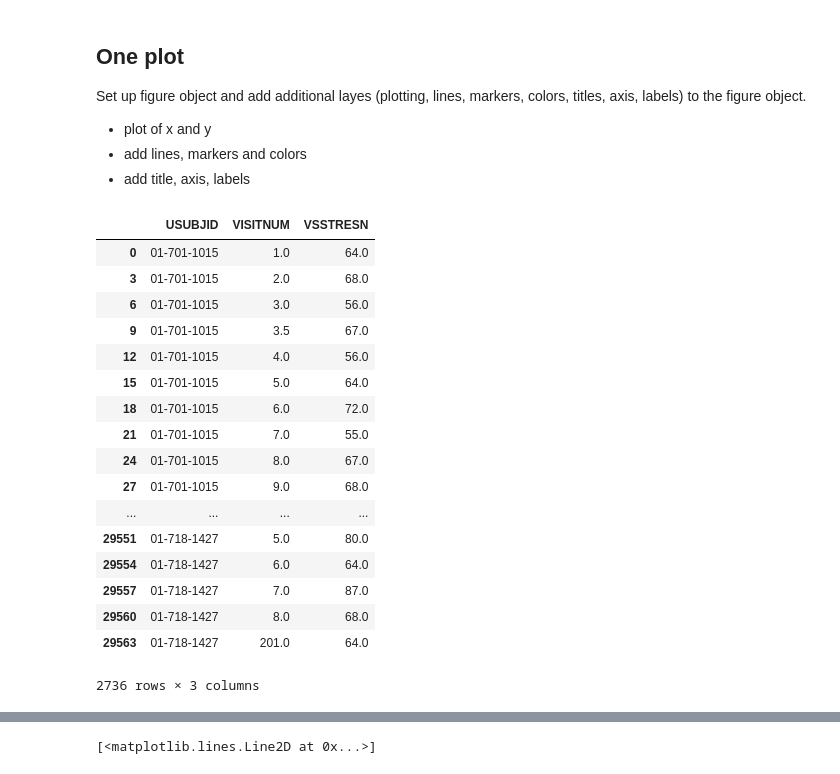
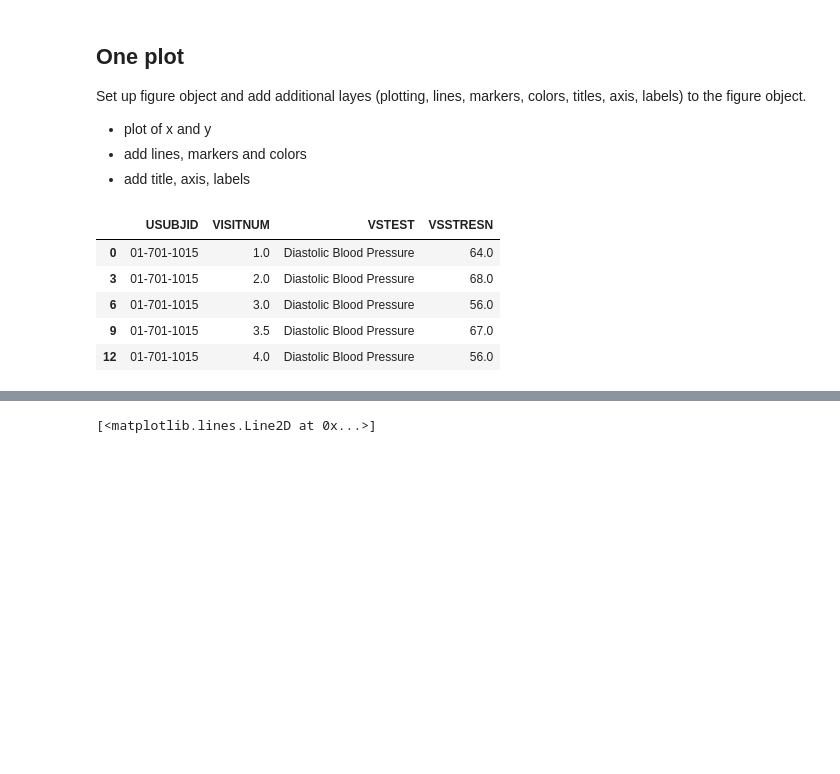
Before and after one commit to kevinlee1004/Python-Training-Course, a Jupyter notebook: Part 6 - Data Visualization.ipynb, the cells around one changed output, grey strips where cells are left out. Cells and saved outputs as stored; diff of their text form; code cells hidden in the pictures; blank space fills up the shorter version.

```diff
--- a/Part 6 - Data Visualization.ipynb
+++ b/Part 6 - Data Visualization.ipynb
@@ -30,26 +30,14 @@ with open('./data/raw/vs.xpt', 'rb') as f:
     df_vs = pd.DataFrame(_xport_vs)
 # %%
 df_vs2 = df_vs[df_vs['VSTESTCD']=='DIABP'][df_vs['VSPOS']=='SUPINE']
-df_vs2[['USUBJID','VISITNUM','VSSTRESN']]
+df_vs2[['USUBJID','VISITNUM','VSTEST','VSSTRESN']].head()
 # %% [output]
-|  | USUBJID | VISITNUM | VSSTRESN |
-| 0 | 01-701-1015 | 1.0 | 64.0 |
-| 3 | 01-701-1015 | 2.0 | 68.0 |
-| 6 | 01-701-1015 | 3.0 | 56.0 |
-| 9 | 01-701-1015 | 3.5 | 67.0 |
-| 12 | 01-701-1015 | 4.0 | 56.0 |
-| 15 | 01-701-1015 | 5.0 | 64.0 |
-| 18 | 01-701-1015 | 6.0 | 72.0 |
-| 21 | 01-701-1015 | 7.0 | 55.0 |
-| 24 | 01-701-1015 | 8.0 | 67.0 |
-| 27 | 01-701-1015 | 9.0 | 68.0 |
-| ... | ... | ... | ... |
-| 29551 | 01-718-1427 | 5.0 | 80.0 |
-| 29554 | 01-718-1427 | 6.0 | 64.0 |
-| 29557 | 01-718-1427 | 7.0 | 87.0 |
-| 29560 | 01-718-1427 | 8.0 | 68.0 |
-| 29563 | 01-718-1427 | 201.0 | 64.0 |
+|  | USUBJID | VISITNUM | VSTEST | VSSTRESN |
+| 0 | 01-701-1015 | 1.0 | Diastolic Blood Pressure | 64.0 |
+| 3 | 01-701-1015 | 2.0 | Diastolic Blood Pressure | 68.0 |
+| 6 | 01-701-1015 | 3.0 | Diastolic Blood Pressure | 56.0 |
+| 9 | 01-701-1015 | 3.5 | Diastolic Blood Pressure | 67.0 |
+| 12 | 01-701-1015 | 4.0 | Diastolic Blood Pressure | 56.0 |
-2736 rows × 3 columns
 # %%
 df_vs2_sub1 = df_vs2[df_vs2['USUBJID']=='01-701-1015']
 # %%
```
Also changed, not shown: parts of 7 cells of this notebook.
